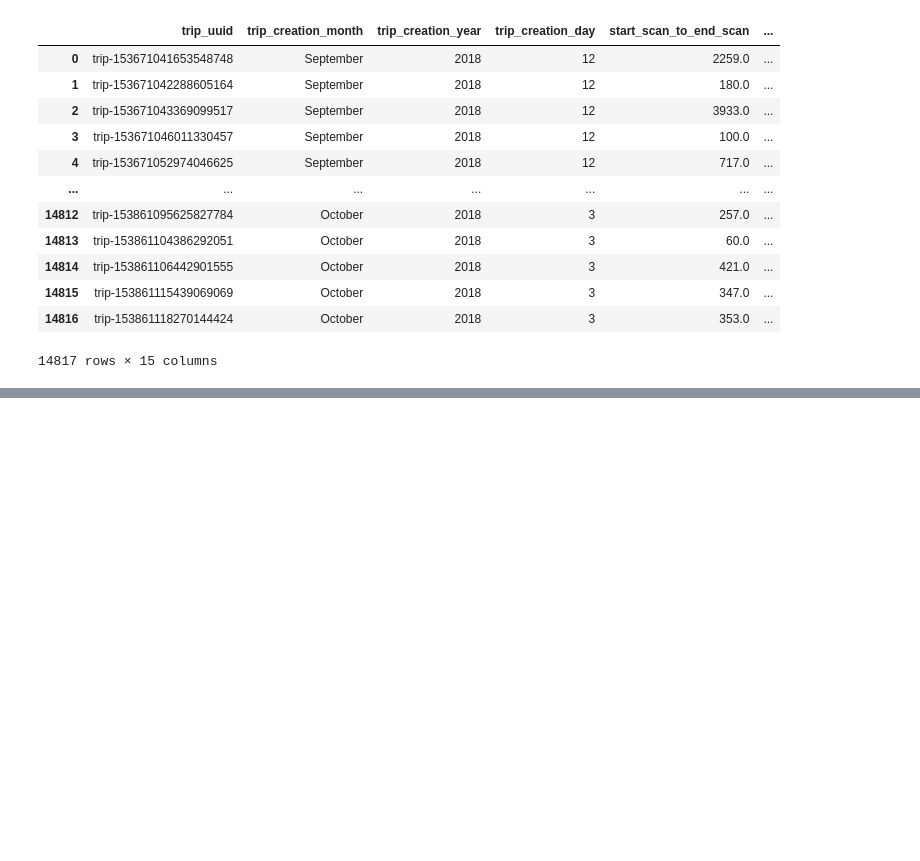
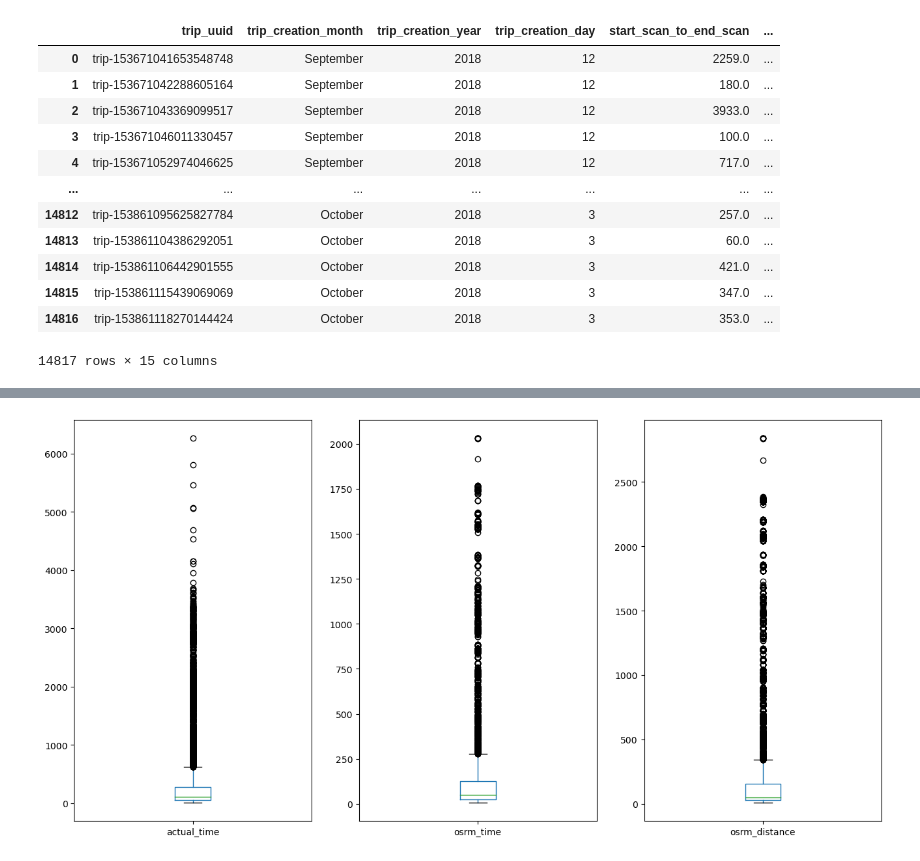
Before and after one commit to Navaneeth-7/scaler_logistics_service, a Jupyter notebook: file_1.ipynb, the cells around one changed output, grey strips where cells are left out. Cells and saved outputs as stored; diff of their text form; code cells hidden in the pictures; blank space fills up the shorter version.

```diff
--- a/file_1.ipynb
+++ b/file_1.ipynb
@@ -565,0 +595,11 @@ memory usage: 1.8+ MB
+# %%
+plt.figure(figsize=(16,8))
+plt.subplot(1, 3, 1)
+box_plote(table_corrected,"actual_time")
+plt.subplot(1,3,2)
+box_plote(table_corrected,"osrm_time")
+plt.subplot(1,3,3)
+box_plote(table_corrected,"osrm_distance")
+plt.show()
+# %% [output]
+[figure, added]
```
Also changed, not shown: parts of 32 cells of this notebook.
